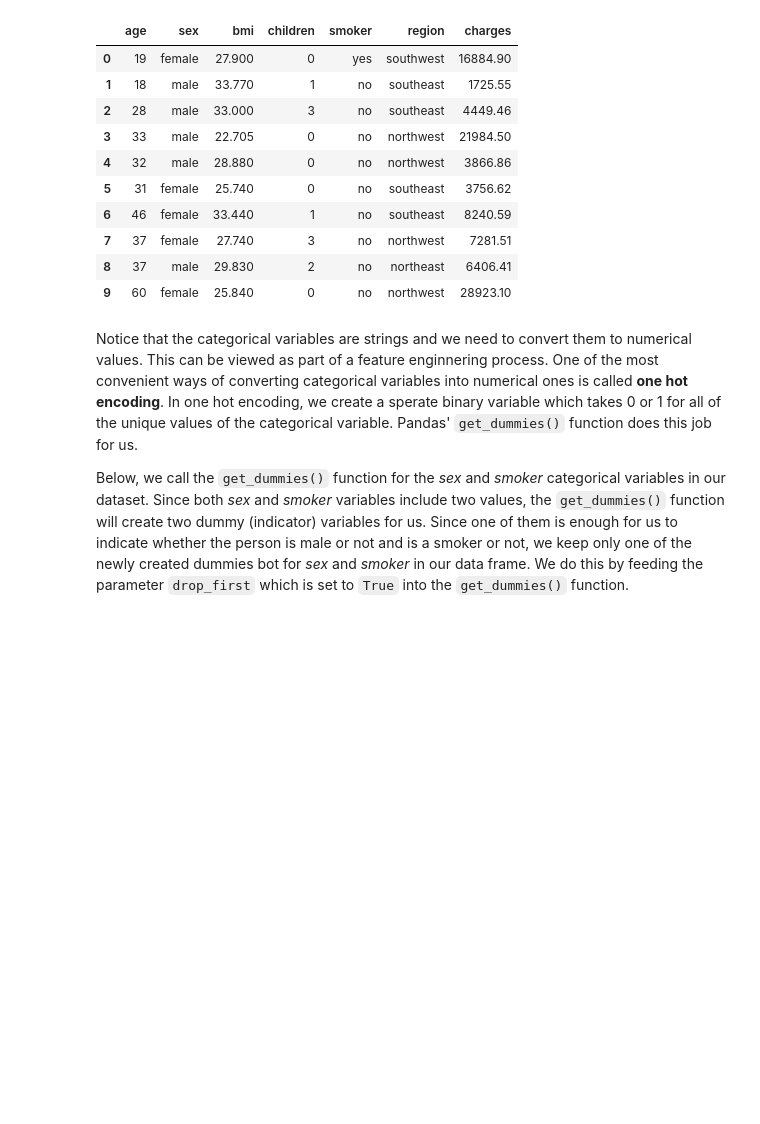
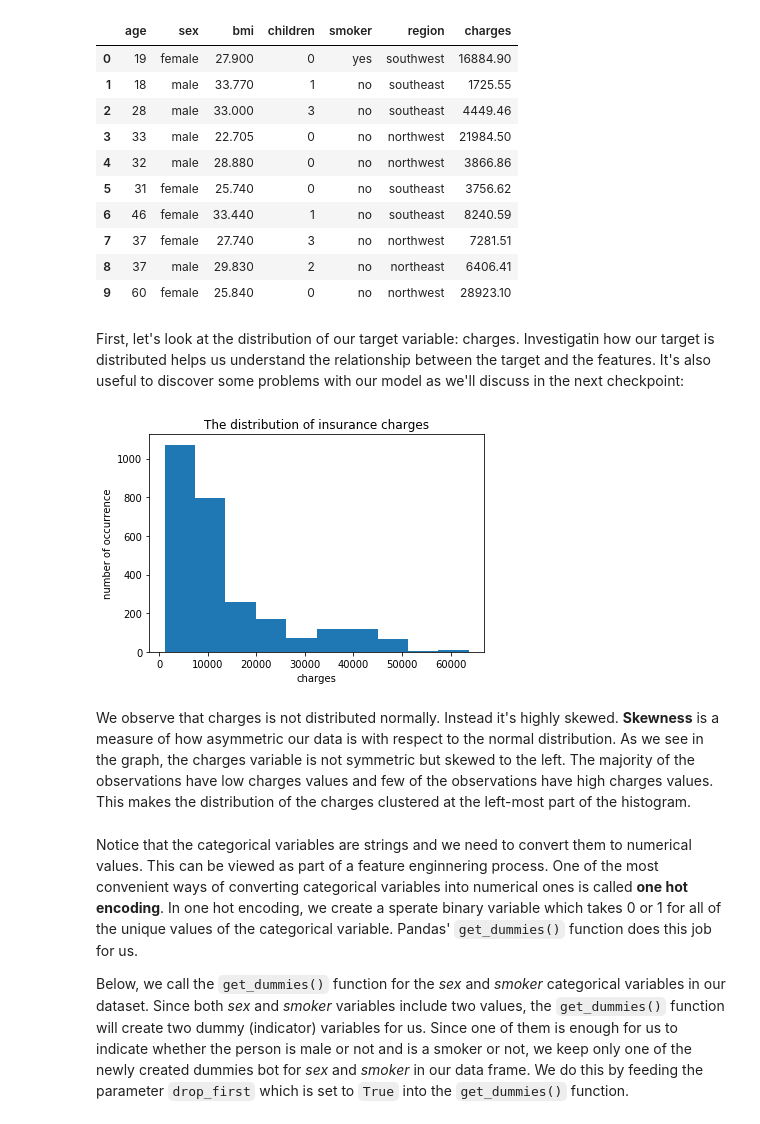
Before and after one commit to Thinkful-Ed/machine-learning-regression-problems, a Jupyter notebook: notebooks/2.simple_linear_regression_models.ipynb, the cells around one changed output. Drawn from its saved outputs; the diff is of its cells as text; code cells hidden in the pictures; blank space fills up the shorter version.

```diff
--- a/notebooks/2.simple_linear_regression_models.ipynb
+++ b/notebooks/2.simple_linear_regression_models.ipynb
@@ -81,6 +81,18 @@ insurance_df.head(10)
 | 7 | 37 | female | 27.740 | 3 | no | northwest | 7281.51 |
 | 8 | 37 | male | 29.830 | 2 | no | northeast | 6406.41 |
 | 9 | 60 | female | 25.840 | 0 | no | northwest | 28923.10 |
+# %% [markdown]
+First, let's look at the distribution of our target variable: charges. Investigatin how our target is distributed helps us understand the relationship between the target and the features. It's also useful to discover some problems with our model as we'll discuss in the next checkpoint:
+# %%
+plt.hist(insurance_df.charges)
+plt.title("The distribution of insurance charges")
+plt.xlabel("charges")
+plt.ylabel("number of occurrence")
+plt.show()
+# %% [output]
+[figure, added]
+# %% [markdown]
+We observe that charges is not distributed normally. Instead it's highly skewed. **Skewness** is a measure of how asymmetric our data is with respect to the normal distribution. As we see in the graph, the charges variable is not symmetric but skewed to the left. The majority of the observations have low charges values and few of the observations have high charges values. This makes the distribution of the charges clustered at the left-most part of the histogram.
 # %% [markdown]
 Notice that the categorical variables are strings and we need to convert them to numerical values. This can be viewed as part of a feature enginnering process. One of the most convenient ways of converting categorical variables into numerical ones is called **one hot encoding**. In one hot encoding, we create a sperate binary variable which takes 0 or 1 for all of the unique values of the categorical variable. Pandas' `get_dummies()` function does this job for us.
 
```
Also changed, not shown: parts of 1 cell of this notebook, 2 other files.
